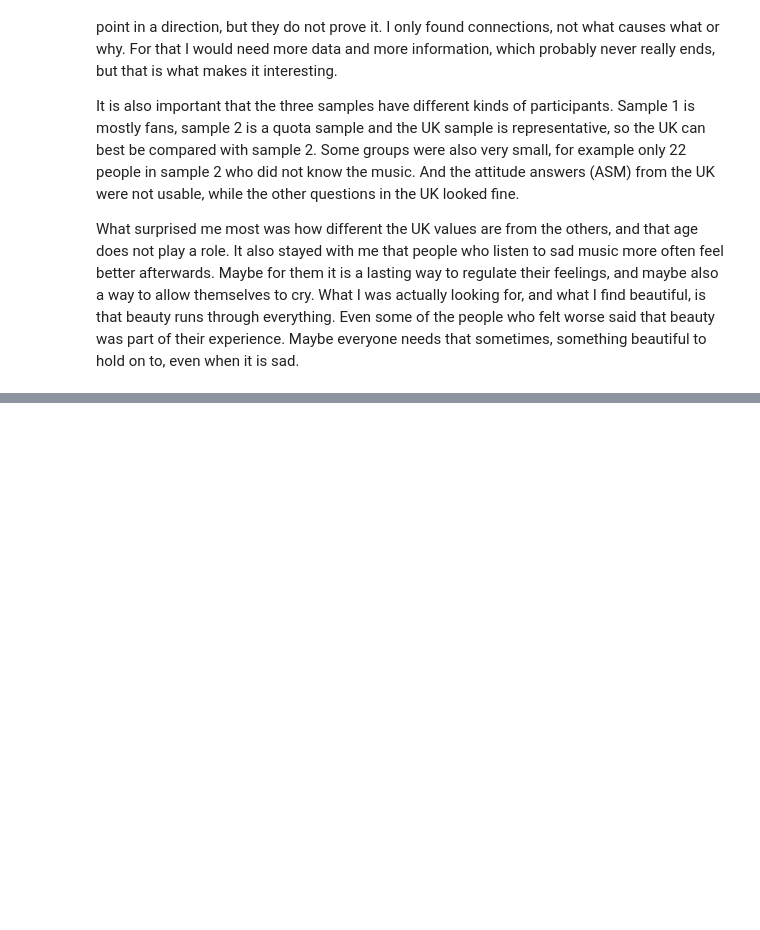
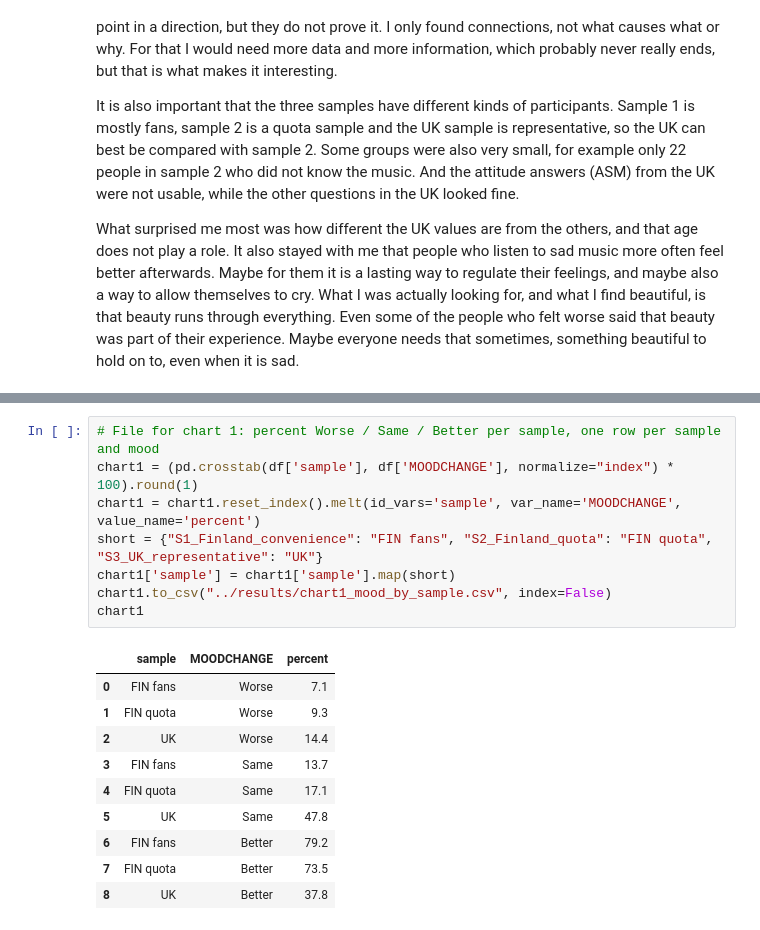
Before and after one commit to chaymaeloukili/melancholy-vs-rumination, a Jupyter notebook: notebooks/03_analysis.ipynb, the cells around one changed output, grey strips where cells are left out. Drawn from its saved outputs; the diff is of its cells as text; blank space fills up the shorter version.

```diff
--- a/notebooks/03_analysis.ipynb
+++ b/notebooks/03_analysis.ipynb
@@ -1287,0 +1388,19 @@ What surprised me most was how different the UK values are from the others, and
+# %%
+# File for chart 1: percent Worse / Same / Better per sample, one row per sample and mood
+chart1 = (pd.crosstab(df['sample'], df['MOODCHANGE'], normalize="index") * 100).round(1)
+chart1 = chart1.reset_index().melt(id_vars='sample', var_name='MOODCHANGE', value_name='percent')
+short = {"S1_Finland_convenience": "FIN fans", "S2_Finland_quota": "FIN quota", "S3_UK_representative": "UK"}
+chart1['sample'] = chart1['sample'].map(short)
+chart1.to_csv("../results/chart1_mood_by_sample.csv", index=False)
+chart1
+# %% [output]
+|  | sample | MOODCHANGE | percent |
+| 0 | FIN fans | Worse | 7.1 |
+| 1 | FIN quota | Worse | 9.3 |
+| 2 | UK | Worse | 14.4 |
+| 3 | FIN fans | Same | 13.7 |
+| 4 | FIN quota | Same | 17.1 |
+| 5 | UK | Same | 47.8 |
+| 6 | FIN fans | Better | 79.2 |
+| 7 | FIN quota | Better | 73.5 |
+| 8 | UK | Better | 37.8 |
```
Also changed, not shown: parts of 6 cells of this notebook, 15 other files.
